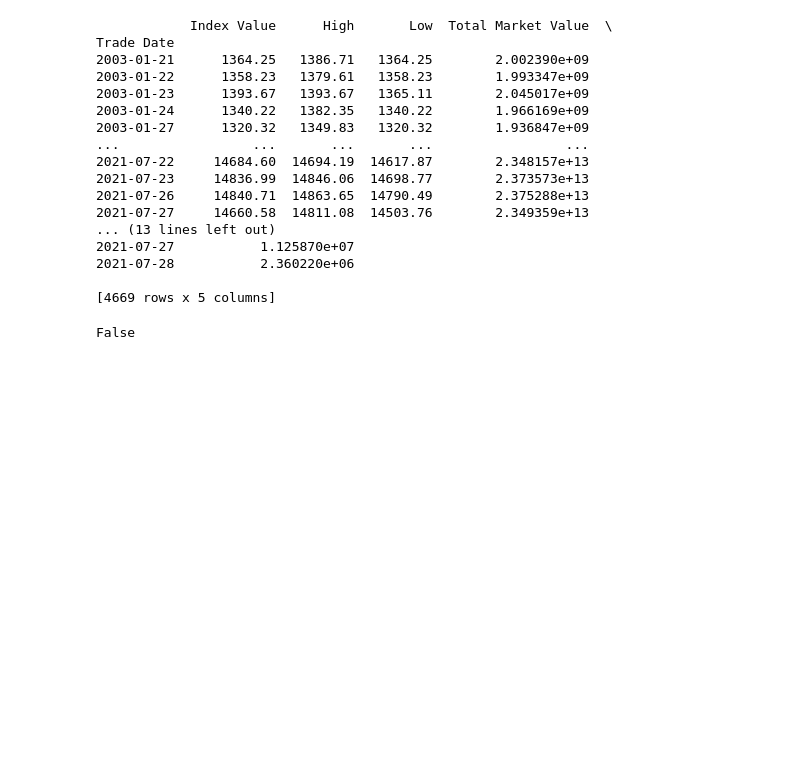
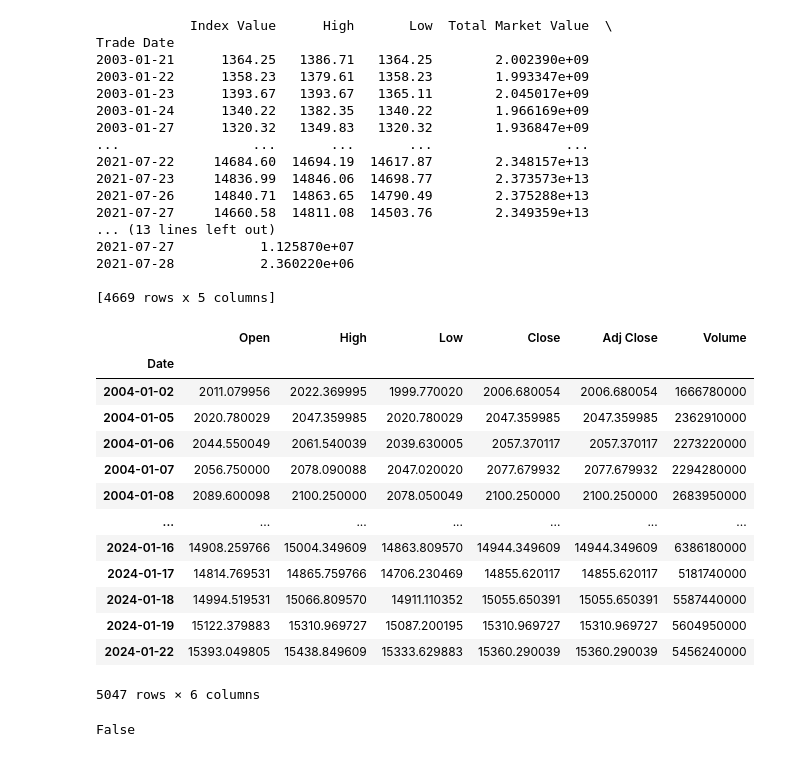
Before and after one commit to Mr-Jeffery/PatchTST, a Jupyter notebook: PatchTST_supervised/test_ixic.ipynb, the cells around one changed output. Cells and saved outputs as stored; diff of their text form; code cells hidden in the pictures; blank space fills up the shorter version.

```diff
--- a/PatchTST_supervised/test_ixic.ipynb
+++ b/PatchTST_supervised/test_ixic.ipynb
@@ -54,3 +56,20 @@ ndq = pd.read_csv('^IXIC.csv')
+# %%
+ndq
+# %% [output]
+|  | Open | High | Low | Close | Adj Close | Volume |
+| Date |  |  |  |  |  |  |
+| 2004-01-02 | 2011.079956 | 2022.369995 | 1999.770020 | 2006.680054 | 2006.680054 | 1666780000 |
+| 2004-01-05 | 2020.780029 | 2047.359985 | 2020.780029 | 2047.359985 | 2047.359985 | 2362910000 |
+| 2004-01-06 | 2044.550049 | 2061.540039 | 2039.630005 | 2057.370117 | 2057.370117 | 2273220000 |
+| 2004-01-07 | 2056.750000 | 2078.090088 | 2047.020020 | 2077.679932 | 2077.679932 | 2294280000 |
+| 2004-01-08 | 2089.600098 | 2100.250000 | 2078.050049 | 2100.250000 | 2100.250000 | 2683950000 |
+| ... | ... | ... | ... | ... | ... | ... |
+| 2024-01-16 | 14908.259766 | 15004.349609 | 14863.809570 | 14944.349609 | 14944.349609 | 6386180000 |
+| 2024-01-17 | 14814.769531 | 14865.759766 | 14706.230469 | 14855.620117 | 14855.620117 | 5181740000 |
+| 2024-01-18 | 14994.519531 | 15066.809570 | 14911.110352 | 15055.650391 | 15055.650391 | 5587440000 |
+| 2024-01-19 | 15122.379883 | 15310.969727 | 15087.200195 | 15310.969727 | 15310.969727 | 5604950000 |
+| 2024-01-22 | 15393.049805 | 15438.849609 | 15333.629883 | 15360.290039 | 15360.290039 | 5456240000 |
+5047 rows × 6 columns
 # %%
 ndq.isnull().values.any()
 # %% [output]
```
Also changed, not shown: parts of 9 cells of this notebook, 13 other files.
